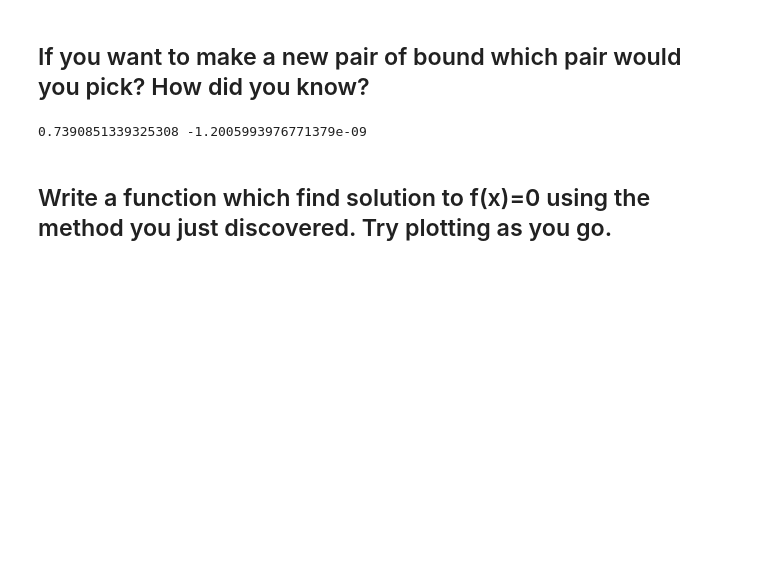
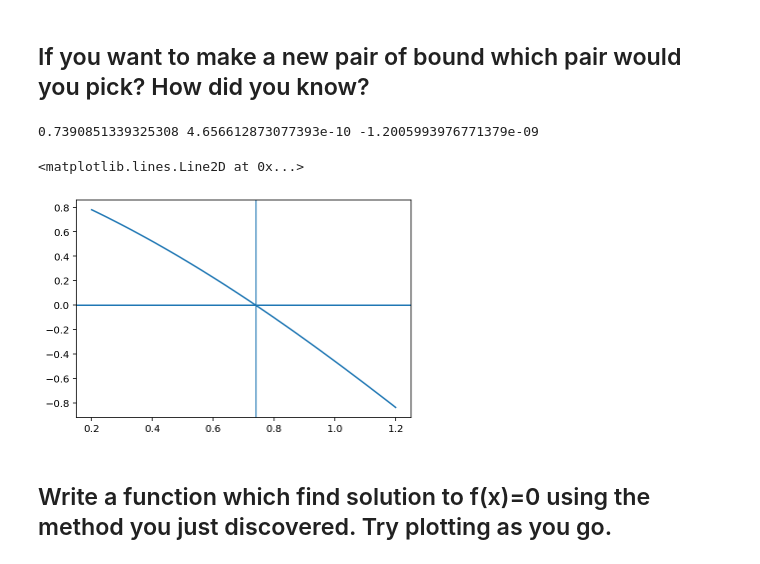
Before and after one commit to MUIC-Numerical-Methods-2018/Exercise-1-Basics-Notebook-and-Finding-Root, a Jupyter notebook: 01 Plotting and Finding Root.ipynb, the cells around one changed output. Saved outputs shown, nothing was run; the diff lists cells and outputs as text; code cells hidden in the pictures; blank space fills up the shorter version.

```diff
--- a/01 Plotting and Finding Root.ipynb
+++ b/01 Plotting and Finding Root.ipynb
@@ -163,28 +163,36 @@ $$
 # %%
 def f(x):
   return np.cos(x) - x
-
-def bisection(f, l:float, r:float, n: int) -> float:
+from typing import Tuple
+def bisection(f, l:float, r:float, n: int) -> Tuple[float, float]:
   """
   f: the function you want to solve for f(x) = 0
   l: initial left bound
   r: initial right bound
   n: number of iteration
   Returns:
     The solution best guess
   """
   for i in range(n):
     c = (l+r)/2
     if f(c)*f(l)<0: # center and the left has opposite sign. pick left.
       r = c
     else: # should pick right
       l = c
-  return c
+  return c, (r-l)/2
 
-sol = bisection(f, 0.2, 1.2, 30)
-print(sol, f(sol))
+x, acc = bisection(f, 0.2, 1.2, 30)
+print(x, acc, f(x))
+
+xs = np.linspace(0.2, 1.2, 100)
+ys = f(xs)
+plt.plot(xs, ys)
+plt.axvline(x)
+plt.axhline(0)
 # %% [output]
-0.7390851339325308 -1.2005993976771379e-09
+0.7390851339325308 4.656612873077393e-10 -1.2005993976771379e-09
+<matplotlib.lines.Line2D at 0x...>
+[figure, added]
 # %% [markdown]
 ## Write a function which find solution to f(x)=0 using the method you just discovered. Try plotting as you go.
 # %% [markdown]
```
Also changed, not shown: parts of 2 cells of this notebook.
